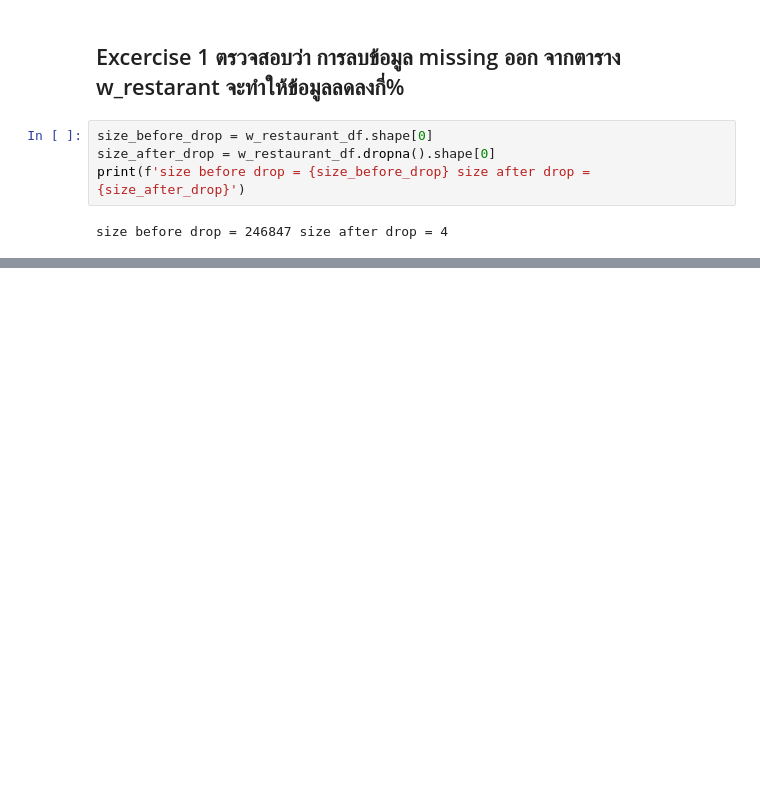
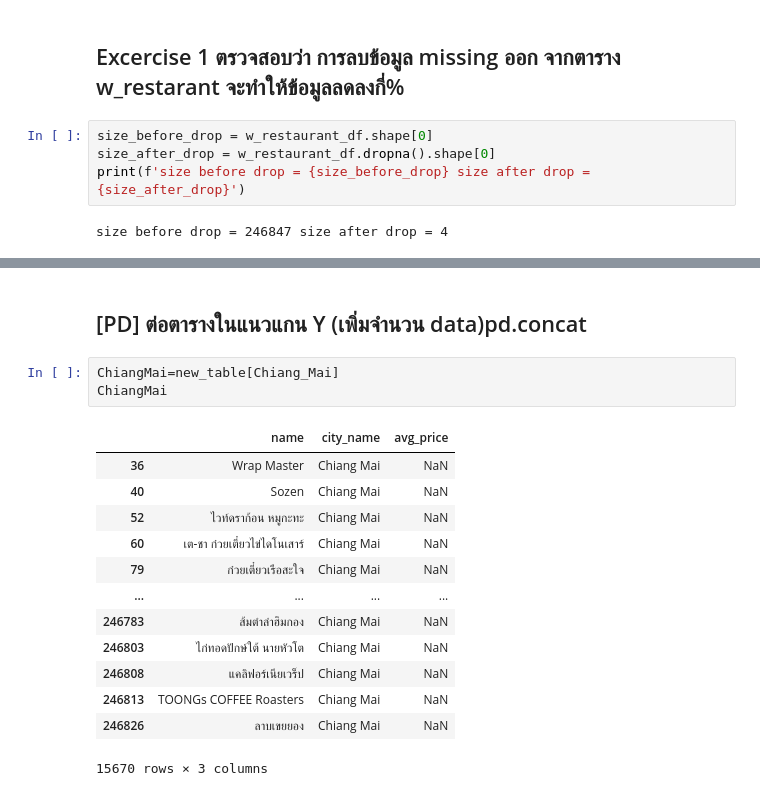
Before and after one commit to warisaaom/KKU_Data_Mining, a Jupyter notebook: Panda101.ipynb, the cells around one changed output, grey strips where cells are left out. Cells and saved outputs as stored; diff of their text form; blank space fills up the shorter version.

```diff
--- a/Panda101.ipynb
+++ b/Panda101.ipynb
@@ -147,0 +317,19 @@ size before drop = 246847 size after drop = 4
+# %% [markdown]
+## [PD] ต่อตารางในแนวแกน Y (เพิ่มจำนวน data)pd.concat
+# %%
+ChiangMai=new_table[Chiang_Mai]
+ChiangMai
+# %% [output]
+|  | name | city_name | avg_price |
+| 36 | Wrap Master | Chiang Mai | NaN |
+| 40 | Sozen | Chiang Mai | NaN |
+| 52 | ไวท์ดราก้อน หมูกะทะ | Chiang Mai | NaN |
+| 60 | เต-ชา ก๋วยเตี๋ยวไข่ไดโนเสาร์ | Chiang Mai | NaN |
+| 79 | ก๋วยเตี๋ยวเรือสะใจ | Chiang Mai | NaN |
+| ... | ... | ... | ... |
+| 246783 | ส้มตำลำฮิมกอง | Chiang Mai | NaN |
+| 246803 | ไก่ทอดปักษ์ใต้ นายหัวโต | Chiang Mai | NaN |
+| 246808 | แคลิฟอร์เนียเวร็ป | Chiang Mai | NaN |
+| 246813 | TOONGs COFFEE Roasters | Chiang Mai | NaN |
+| 246826 | ลาบเขยยอง | Chiang Mai | NaN |
+15670 rows × 3 columns
```
Also changed, not shown: parts of 31 cells of this notebook.
